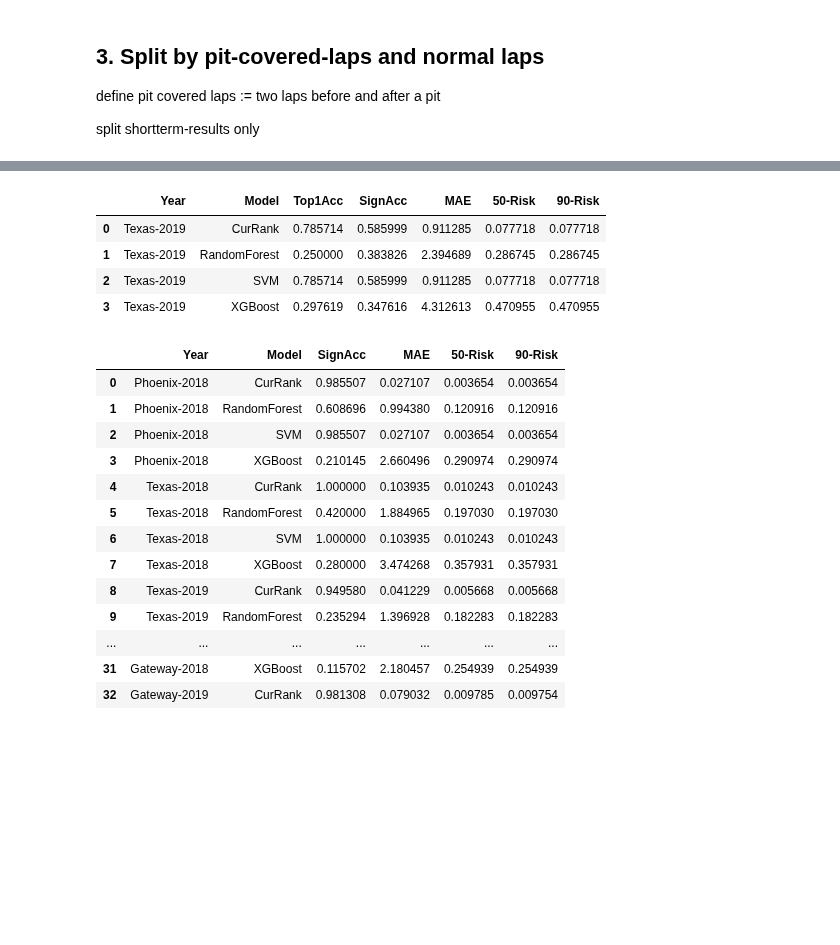
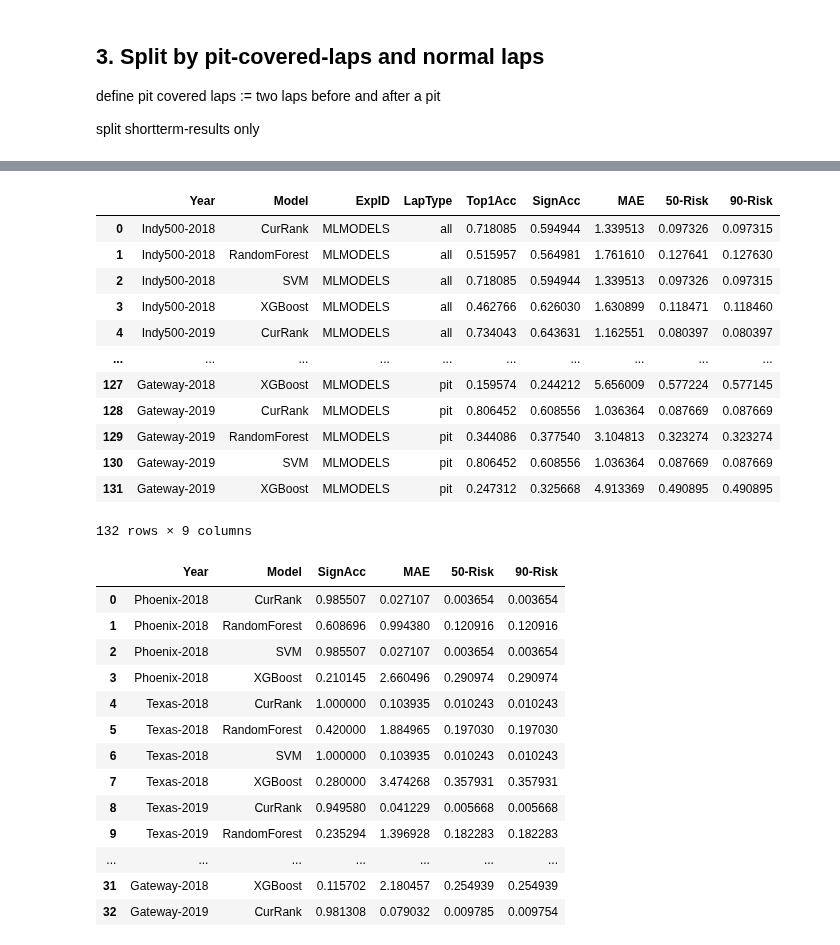
Before and after one commit to DSC-SPIDAL/rankpredictor, a Jupyter notebook: run/22.PaperFinal/notebook/Evaluate-forecasts-paper-v5.ipynb, the cells around one changed output, grey strips where cells are left out. Saved outputs shown, nothing was run; the diff lists cells and outputs as text; code cells hidden in the pictures; blank space fills up the shorter version.

```diff
--- a/run/22.PaperFinal/notebook/Evaluate-forecasts-paper-v5.ipynb
+++ b/run/22.PaperFinal/notebook/Evaluate-forecasts-paper-v5.ipynb
@@ -605,13 +643,40 @@ def clear_samples(full_samples, full_tss, clearidx):
 #
 # Model,SignAcc,MAE,50-Risk,90-Risk
 #
-cols = ['Year','Model','Top1Acc','SignAcc','MAE','50-Risk','90-Risk']
+cols = ['Year','Model','ExpID', 'LapType', 'Top1Acc','SignAcc','MAE','50-Risk','90-Risk']
 models = {'currank':'CurRank','rf':'RandomForest','svr':'SVM','xgb':'XGBoost'}
+
 #plen=2
 #usemeanstr='median'
 usemeanstr='mean'
-stint_split_result = {}
+#stint_split_result = {}
 # %%
+retdata = []
+_test_events = ['Indy500-2018', 'Indy500-2019', 'Phoenix-2018','Texas-2018','Texas-2019','Pocono-2018','Pocono-2019','Iowa-2018','Iowa-2019',
+              'Gateway-2018','Gateway-2019']
+
+for plen in [2]:
+    outfile=f'{dataroot}/shortterm-dfout-mlmodels-{version}-end{include_str}-rerank-t{plen}-c{_context_len}.pickle'
+    shortterm_df = load_dfout(outfile, basedir = './')
+
+    #for year in ['Indy500-2018','Indy500-2019','Phoenix-2018']:
+    #for year in [_test_event]:
+    for year in _test_events:
+
+        testevent = year
+        gvar.maxlap = get_event_info(testevent)[2]
+
+        for clf in ['currank','rf','svr','xgb']:
+            print('year:',year,'clf:',clf)
+            #dfout, accret = eval_sync(preddf[year][clf],errlist[year])
+            dfout = shortterm_df[year][clf]
+            accret = stint.get_evalret_shortterm(dfout)[0]
+
+            fsamples, ftss = df2samples(dfout)
+            _, prisk_vals = prisk_direct_bysamples(fsamples, ftss)
+
+            retdata.append([year,models[clf],'MLMODELS','all', accret[0], accret[4], accret[1], prisk_vals[1], prisk_vals[2]])
+
 for laptype in ['normal','pit']:
 
     plen = 2
@@ -619,7 +684,7 @@ for laptype in ['normal','pit']:
     outfile=f'{dataroot}/shortterm-dfout-mlmodels-{version}-end{include_str}-rerank-t{plen}-c{_context_len}.pickle'
     shortterm_df = load_dfout(outfile, basedir = './')
 
-    retdata = []
+
     #for year in ['2018','2019']:
     #for year in [_test_event]:
     for year in _test_events:
@@ -659,7 +724,7 @@ for laptype in ['normal','pit']:
             dfout = dfout[dfout['startlap'].isin(startlaps)]
             accret = stint.get_evalret_shortterm(dfout)[0]
 
-            retdata.append([year,models[clf],accret[0], accret[4], accret[1], prisk_vals[1], prisk_vals[2]])
+            retdata.append([year,models[clf],'MLMODELS',laptype, accret[0], accret[4], accret[1], prisk_vals[1], prisk_vals[2]])
 
         if False:
             #oracle
@@ -698,7 +763,9 @@ for laptype in ['normal','pit']:
             #print('oracle:', ranknet_pret[f'oracle-RANK-2018-inlap-nopitage'])
             #print('pitmodel:', ranknet_pret[f'pitmodel-RANK-2018-inlap-nopitage'])
 
-    stint_split_result[laptype] = pd.DataFrame(data=retdata, columns=cols)
+    #stint_split_result[laptype] = pd.DataFrame(data=retdata, columns=cols)
 
-    print(stint_split_result[laptype])
+    #print(stint_split_result[laptype])
+retdf = pd.DataFrame(data=retdata, columns=cols)
+retdf.to_csv(f'{dataroot}/evaluation_result_shortterm_plen2-split-g{covergap}_v5-c{_context_len}.csv')
 # %% [output]
@@ -755,11 +832,19 @@ model: acc={0.30}, mae={4.31}, rmse={5.96},r2={-0.06}, top1_pred: {84}, top1_nai
-# %%
-stint_split_result['pit']
-# %% [output]
-|  | Year | Model | Top1Acc | SignAcc | MAE | 50-Risk | 90-Risk |
-| 0 | Texas-2019 | CurRank | 0.785714 | 0.585999 | 0.911285 | 0.077718 | 0.077718 |
-| 1 | Texas-2019 | RandomForest | 0.250000 | 0.383826 | 2.394689 | 0.286745 | 0.286745 |
-| 2 | Texas-2019 | SVM | 0.785714 | 0.585999 | 0.911285 | 0.077718 | 0.077718 |
-| 3 | Texas-2019 | XGBoost | 0.297619 | 0.347616 | 4.312613 | 0.470955 | 0.470955 |
+# %%
+retdf
+# %% [output]
+|  | Year | Model | ExpID | LapType | Top1Acc | SignAcc | MAE | 50-Risk | 90-Risk |
+| 0 | Indy500-2018 | CurRank | MLMODELS | all | 0.718085 | 0.594944 | 1.339513 | 0.097326 | 0.097315 |
+| 1 | Indy500-2018 | RandomForest | MLMODELS | all | 0.515957 | 0.564981 | 1.761610 | 0.127641 | 0.127630 |
+| 2 | Indy500-2018 | SVM | MLMODELS | all | 0.718085 | 0.594944 | 1.339513 | 0.097326 | 0.097315 |
+| 3 | Indy500-2018 | XGBoost | MLMODELS | all | 0.462766 | 0.626030 | 1.630899 | 0.118471 | 0.118460 |
+| 4 | Indy500-2019 | CurRank | MLMODELS | all | 0.734043 | 0.643631 | 1.162551 | 0.080397 | 0.080397 |
+| ... | ... | ... | ... | ... | ... | ... | ... | ... | ... |
+| 127 | Gateway-2018 | XGBoost | MLMODELS | pit | 0.159574 | 0.244212 | 5.656009 | 0.577224 | 0.577145 |
+| 128 | Gateway-2019 | CurRank | MLMODELS | pit | 0.806452 | 0.608556 | 1.036364 | 0.087669 | 0.087669 |
+| 129 | Gateway-2019 | RandomForest | MLMODELS | pit | 0.344086 | 0.377540 | 3.104813 | 0.323274 | 0.323274 |
+| 130 | Gateway-2019 | SVM | MLMODELS | pit | 0.806452 | 0.608556 | 1.036364 | 0.087669 | 0.087669 |
+| 131 | Gateway-2019 | XGBoost | MLMODELS | pit | 0.247312 | 0.325668 | 4.913369 | 0.490895 | 0.490895 |
+132 rows × 9 columns
 # %%
 stint_split_result['normal']
 # %% [output]
```
Also changed, not shown: parts of 7 cells of this notebook, 19 other files.
